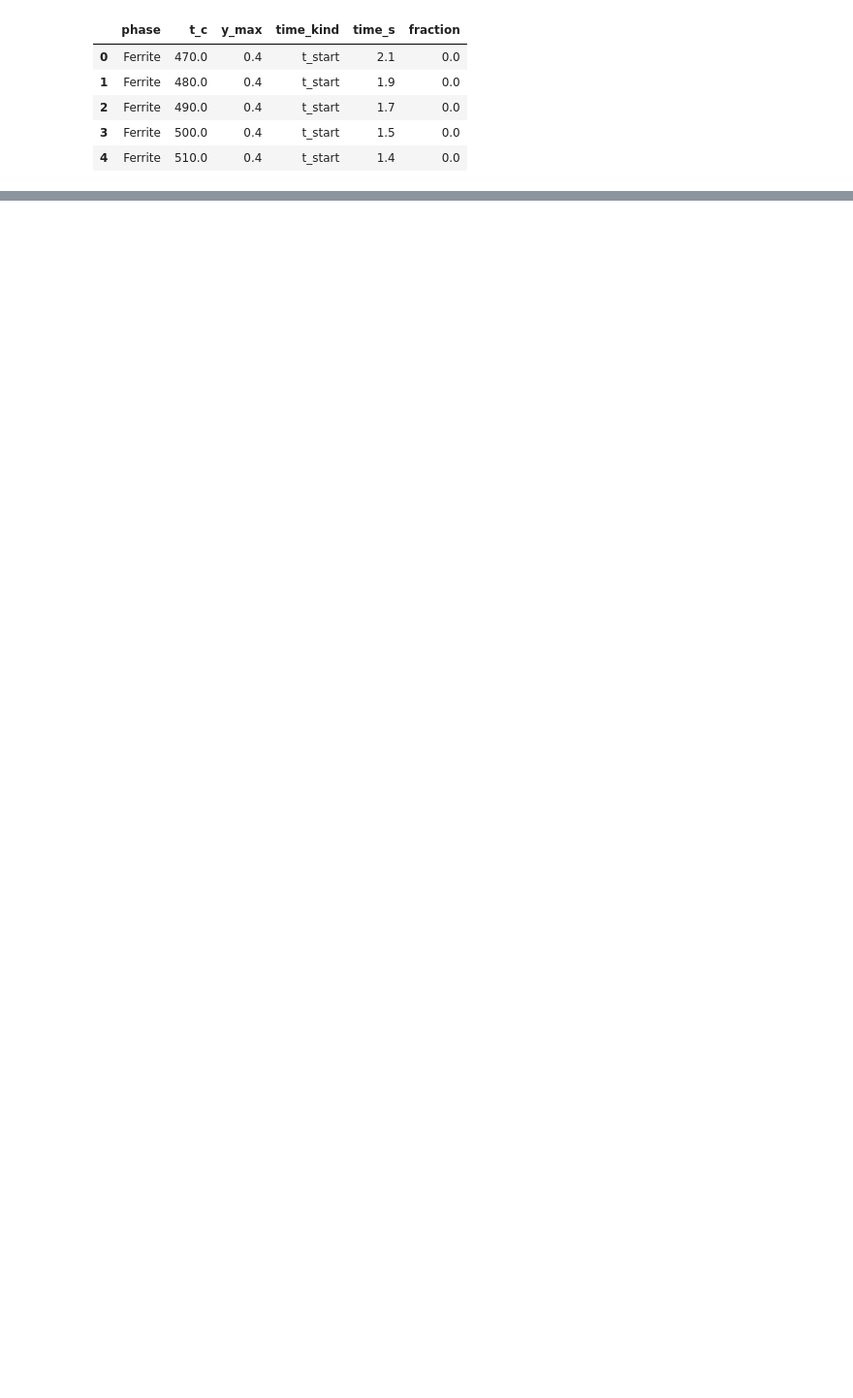
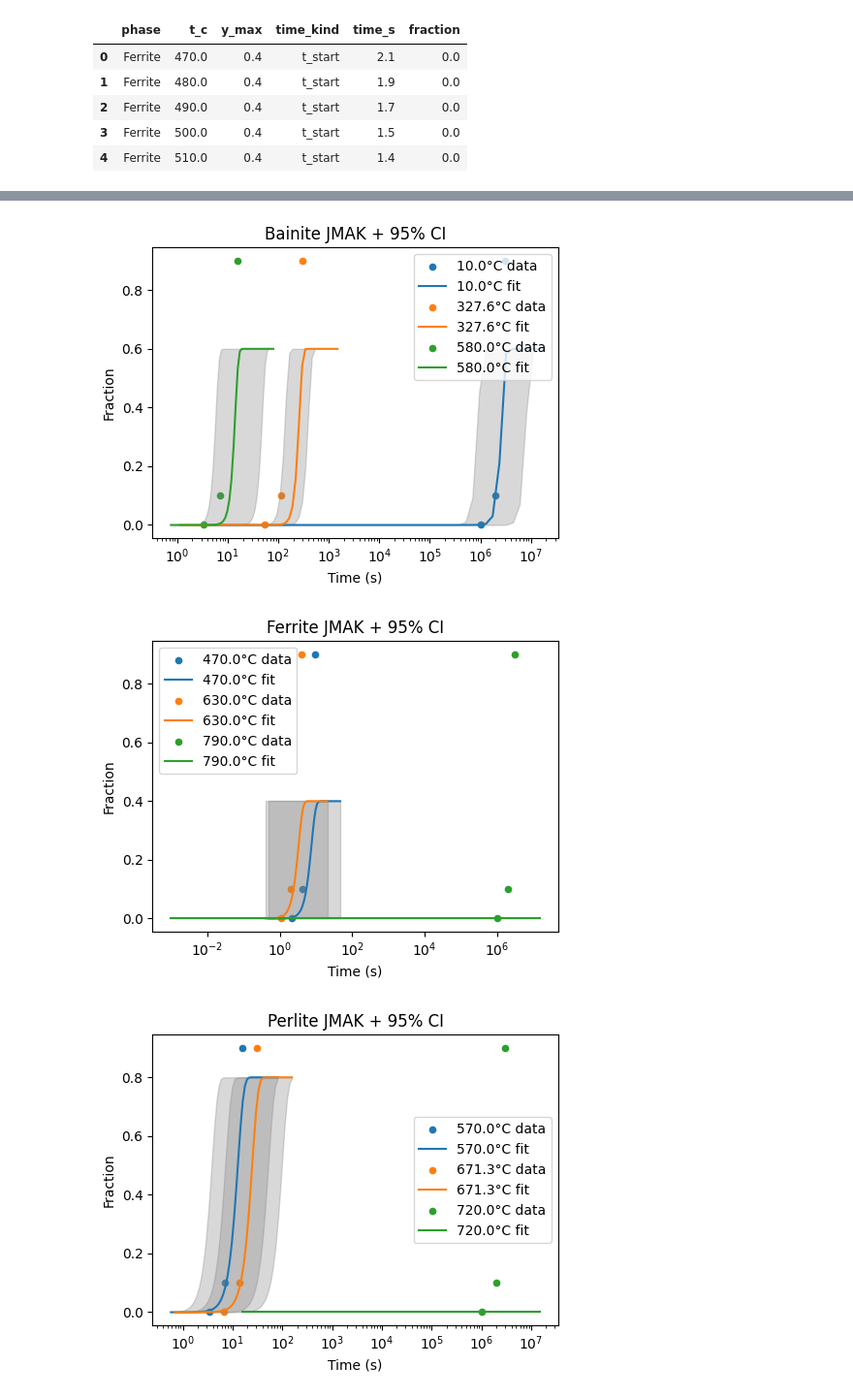
Before and after one commit to Akash-D-wivedi/phase-transformation-jmak, a Jupyter notebook: notebooks/analysis.ipynb, the cells around one changed output, grey strips where cells are left out. Shown at 97% size. Saved outputs shown, nothing was run; the diff lists cells and outputs as text; code cells hidden in the pictures; blank space fills up the shorter version.

```diff
--- a/notebooks/analysis.ipynb
+++ b/notebooks/analysis.ipynb
@@ -98,3 +101,0 @@ Overlay the original 0/10/90 % points with fitted curves and GP‐based CI.
-# %%
-for phase in results:
-    # ... (plot scatter, line, fill_between) ...
@@ -100,0 +192,16 @@ for phase in results:
+# %%
+arr_params = {}
+for phase, info in results.items():
+    Tvals = np.array(list(info["k_T"].keys()))
+    kvals = np.array(list(info["k_T"].values()))
+
+    def arrh(T, k0, Q):
+        return k0 * np.exp(-Q/(R_CONST*(T+273.15)))
+
+    popt, _ = curve_fit(arrh, Tvals, kvals, p0=[1e5,8e4], bounds=(0,[np.inf,np.inf]))
+    arr_params[phase] = {"k0":popt[0], "Q":popt[1]}
+
+pd.DataFrame([
+    {"phase":ph, "k0 (1/s)":v["k0"], "Q (kJ/mol)":v["Q"]/1000}
+    for ph,v in arr_params.items()
+]).T
@@ -100,0 +305,34 @@ for phase in results:
+# %%
+for phase, info in results.items():
+    n_fit = info["n"]
+    kdict = info["k_T"]
+    # retrain GP for CI
+    Tarr = np.array(list(kdict)).reshape(-1,1)
+    logk = np.log(list(kdict.values()))
+    gp   = GaussianProcessRegressor(C(1.0)*RBF(GP_LSCALE), alpha=0.05, normalize_y=True).fit(Tarr,logk)
+
+    fig, ax = plt.subplots(figsize=(5,4))
+    df_o = tidy[tidy.phase==phase]
+    df_s = syn_df[syn_df.phase==phase]
+    Ts   = sorted(df_o["t_c"].unique())
+    picks=[Ts[0],Ts[len(Ts)//2],Ts[-1]]
+    for T in picks:
+        pts = df_o[df_o.t_c==T]
+        curve = df_s[df_s.T_C==T]
+        ax.scatter(pts.time_s, pts.fraction, s=20, label=f"{T}°C data")
+        ax.plot(curve.time_s, curve.fraction, label=f"{T}°C fit")
+        ym = ymax[(phase,T)]
+        mu,sig = gp.predict([[T]],return_std=True)
+        kh = np.exp(mu+1.96*sig)[0]; kl=np.exp(mu-1.96*sig)[0]
+        f_hi = ym*(1-np.exp(-(kh*curve.time_s)**n_fit))
+        f_lo = ym*(1-np.exp(-(kl*curve.time_s)**n_fit))
+        ax.fill_between(curve.time_s, f_lo, f_hi, color="gray", alpha=0.3)
+    ax.set_xscale("log")
+    ax.set_xlabel("Time (s)"); ax.set_ylabel("Fraction")
+    ax.set_title(f"{phase.capitalize()} JMAK + 95% CI")
+    ax.legend()
+    plt.tight_layout(); plt.show()
+# %% [output]
+[figure, added]
+[figure, added]
+[figure, added]
```
Also changed, not shown: parts of 22 cells of this notebook.
